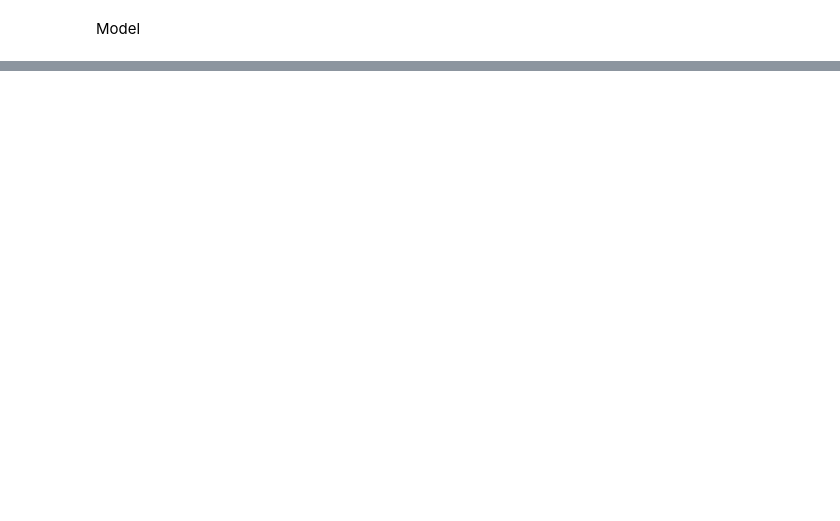
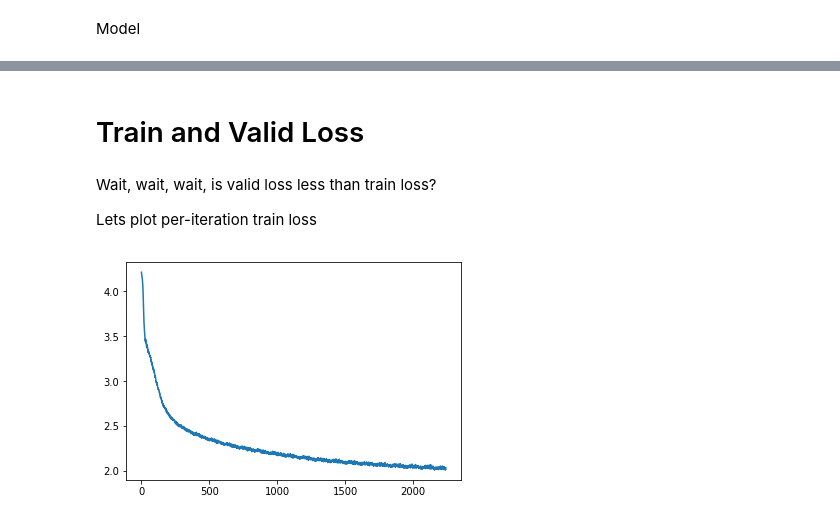
Before and after one commit to marcinbogdanski/ai-sketchpad, a Jupyter notebook: PyTorchNN/2140_PT_Char_LSTM_M2M_Shakespeare.ipynb, the cells around one changed output, grey strips where cells are left out. Drawn from its saved outputs; the diff is of its cells as text; code cells hidden in the pictures; blank space fills up the shorter version.

```diff
--- a/PyTorchNN/2140_PT_Char_LSTM_M2M_Shakespeare.ipynb
+++ b/PyTorchNN/2140_PT_Char_LSTM_M2M_Shakespeare.ipynb
@@ -246,0 +279,4 @@ T
+# %%
+trace = {'epoch': [], 'tloss': [], 'vloss': []}    # per epoch
+trace2 = {'loss' : []}                             # per iteration
+train(nb_epochs=10, trace=trace, trace2=trace2)
@@ -246,0 +333,10 @@ T
+# %% [markdown]
+# Train and Valid Loss
+# %% [markdown]
+Wait, wait, wait, is valid loss less than train loss?
+
+Lets plot per-iteration train loss
+# %%
+plt.plot(trace2['loss']);
+# %% [output]
+[figure, added]
```
Also changed, not shown: parts of 34 cells of this notebook, 1 other file.
